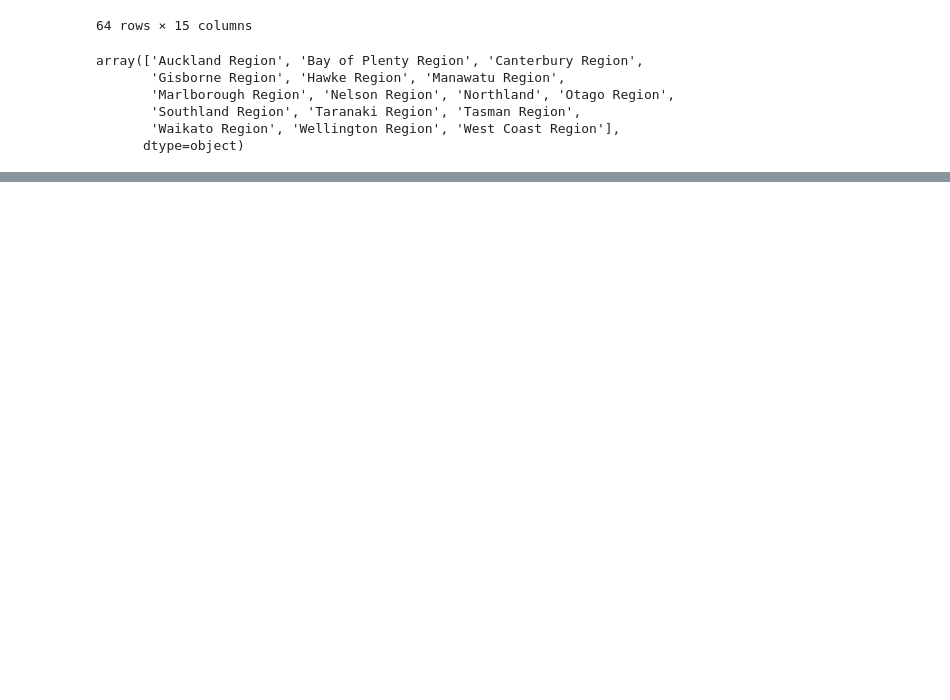
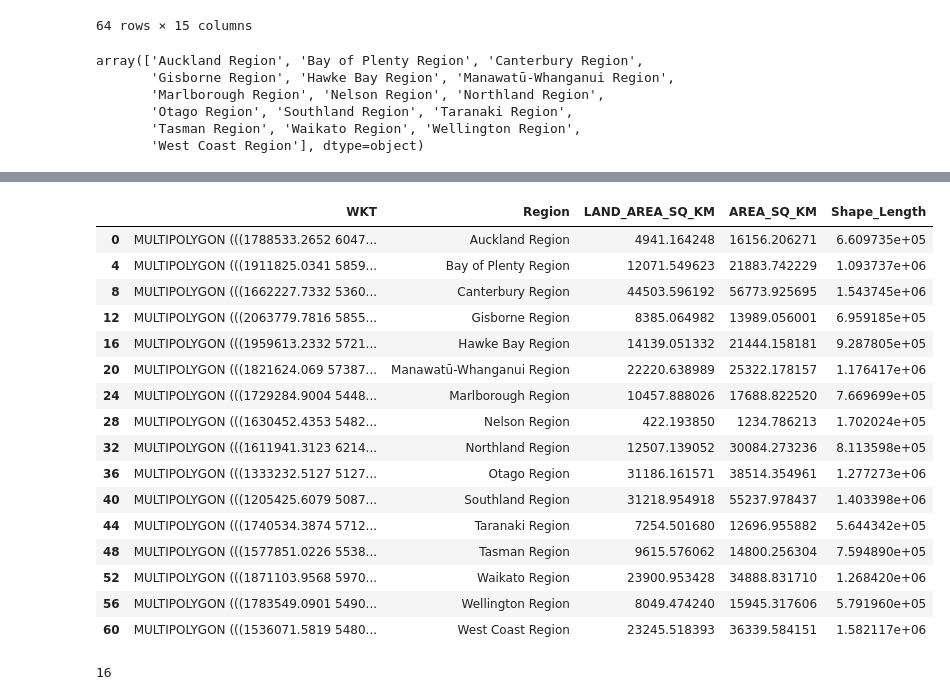
Before and after one commit to MolinSun/CrimeMap_NZ, a Jupyter notebook: Data/Data_clean/Data_clean_clean.ipynb, the cells around one changed output, grey strips where cells are left out. Cells and saved outputs as stored; diff of their text form; code cells hidden in the pictures; blank space fills up the shorter version.

```diff
--- a/Data/Data_clean/Data_clean_clean.ipynb
+++ b/Data/Data_clean/Data_clean_clean.ipynb
@@ -327,6 +386,7 @@ array(['Northland Region', 'Auckland Region', 'Waikato Region',
 # %%
-region_geo_data['Region'] = region_geo_data['Region'].replace('Manawatū-Whanganui Region', 'Manawatu Region')
-region_geo_data['Region'] = region_geo_data['Region'].replace("Hawke's Bay Region", "Hawke Region")
-region_geo_data['Region'] = region_geo_data['Region'].replace('Northland Region', 'Northland')
-region_geo_data['Region'].unique()
+region_geo_data['Region'] = region_geo_data['Region'].replace("Hawke's Bay Region", "Hawke Bay Region")
+region['Region'] = region['Region'].replace('Manawatu Region', 'Manawatū-Whanganui Region')
+region['Region'] = region['Region'].replace("Hawke Region", "Hawke Bay Region")
+region['Region'] = region['Region'].replace('Northland', 'Northland Region')
+region['Region'].unique()
 # %% [output]
@@ -367,11 +418,11 @@ region
 region['Region'].unique()
 # %% [output]
 array(['Auckland Region', 'Bay of Plenty Region', 'Canterbury Region',
-       'Gisborne Region', 'Hawke Region', 'Manawatu Region',
-       'Marlborough Region', 'Nelson Region', 'Northland', 'Otago Region',
-       'Southland Region', 'Taranaki Region', 'Tasman Region',
-       'Waikato Region', 'Wellington Region', 'West Coast Region'],
-      dtype=object)
+       'Gisborne Region', 'Hawke Bay Region', 'Manawatū-Whanganui Region',
+       'Marlborough Region', 'Nelson Region', 'Northland Region',
+       'Otago Region', 'Southland Region', 'Taranaki Region',
+       'Tasman Region', 'Waikato Region', 'Wellington Region',
+       'West Coast Region'], dtype=object)
 # %%
 region = region[['WKT', 'Region', 'LAND_AREA_SQ_KM', 'AREA_SQ_KM', 'Shape_Length', 'annual_region_victimisations', 'Abduction_Harassment_Related', 'Acts_Intended_to_Cause_Injury', 'Robbery_Extortion_Related', 'Sexual_Assault_Related', 'Theft_Related', 'Unlawful_Entry_With_Intent','Year']]
 
@@ -396,3 +447,31 @@ region.head()
 # %%
 # Save date of region as a csv file
 region.to_csv("/Users/momoko/Desktop/NZ_Crime/Data/Final_Data/Final_region.csv")
+# %%
+region_geo_data = region[['WKT', 'Region', 'LAND_AREA_SQ_KM', 'AREA_SQ_KM', 'Shape_Length']]
+
+region_geo_data = region_geo_data.drop_duplicates()
+
+region_geo_data
+# %% [output]
+|  | WKT | Region | LAND_AREA_SQ_KM | AREA_SQ_KM | Shape_Length |
+| 0 | MULTIPOLYGON (((1788533.2652 6047... | Auckland Region | 4941.164248 | 16156.206271 | 6.609735e+05 |
+| 4 | MULTIPOLYGON (((1911825.0341 5859... | Bay of Plenty Region | 12071.549623 | 21883.742229 | 1.093737e+06 |
+| 8 | MULTIPOLYGON (((1662227.7332 5360... | Canterbury Region | 44503.596192 | 56773.925695 | 1.543745e+06 |
+| 12 | MULTIPOLYGON (((2063779.7816 5855... | Gisborne Region | 8385.064982 | 13989.056001 | 6.959185e+05 |
+| 16 | MULTIPOLYGON (((1959613.2332 5721... | Hawke Bay Region | 14139.051332 | 21444.158181 | 9.287805e+05 |
+| 20 | MULTIPOLYGON (((1821624.069 57387... | Manawatū-Whanganui Region | 22220.638989 | 25322.178157 | 1.176417e+06 |
+| 24 | MULTIPOLYGON (((1729284.9004 5448... | Marlborough Region | 10457.888026 | 17688.822520 | 7.669699e+05 |
+| 28 | MULTIPOLYGON (((1630452.4353 5482... | Nelson Region | 422.193850 | 1234.786213 | 1.702024e+05 |
+| 32 | MULTIPOLYGON (((1611941.3123 6214... | Northland Region | 12507.139052 | 30084.273236 | 8.113598e+05 |
+| 36 | MULTIPOLYGON (((1333232.5127 5127... | Otago Region | 31186.161571 | 38514.354961 | 1.277273e+06 |
+| 40 | MULTIPOLYGON (((1205425.6079 5087... | Southland Region | 31218.954918 | 55237.978437 | 1.403398e+06 |
+| 44 | MULTIPOLYGON (((1740534.3874 5712... | Taranaki Region | 7254.501680 | 12696.955882 | 5.644342e+05 |
+| 48 | MULTIPOLYGON (((1577851.0226 5538... | Tasman Region | 9615.576062 | 14800.256304 | 7.594890e+05 |
+| 52 | MULTIPOLYGON (((1871103.9568 5970... | Waikato Region | 23900.953428 | 34888.831710 | 1.268420e+06 |
+| 56 | MULTIPOLYGON (((1783549.0901 5490... | Wellington Region | 8049.474240 | 15945.317606 | 5.791960e+05 |
+| 60 | MULTIPOLYGON (((1536071.5819 5480... | West Coast Region | 23245.518393 | 36339.584151 | 1.582117e+06 |
+# %%
+len(region_geo_data)
+# %% [output]
+16
```
Also changed, not shown: parts of 12 cells of this notebook, 25 other files.
